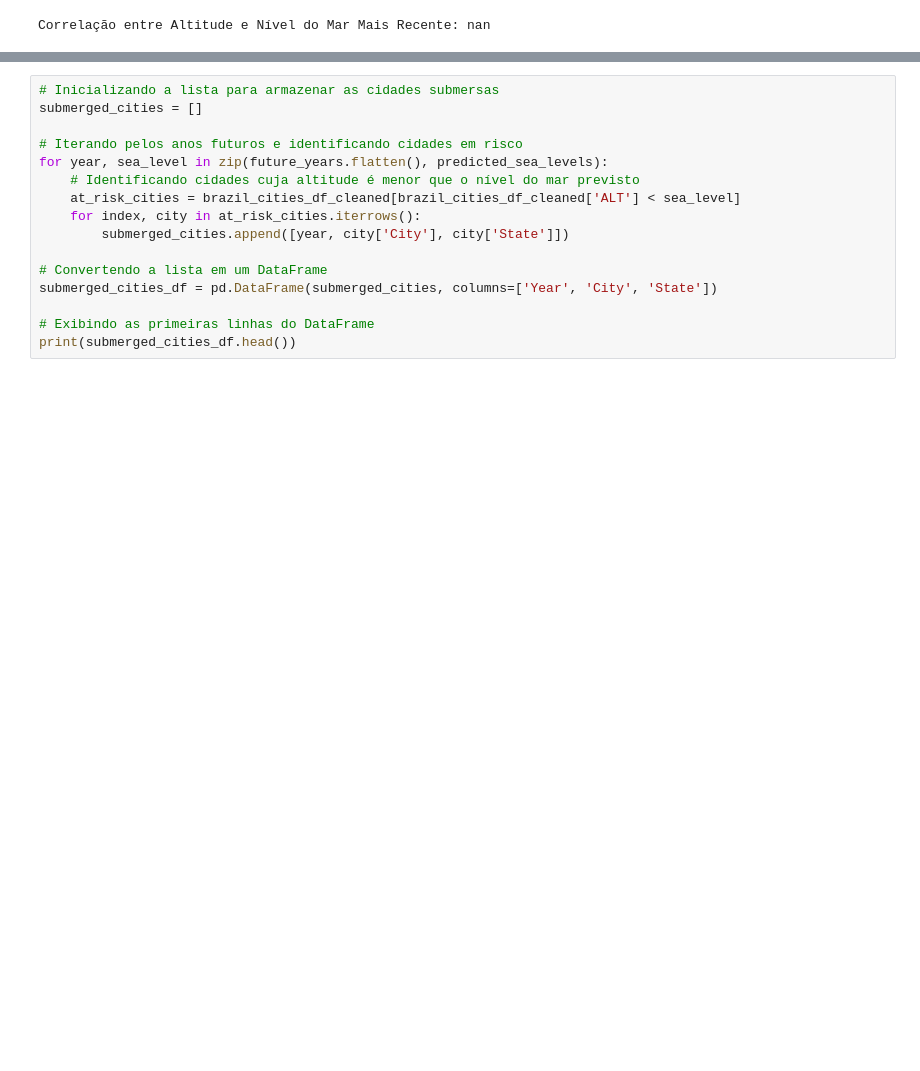
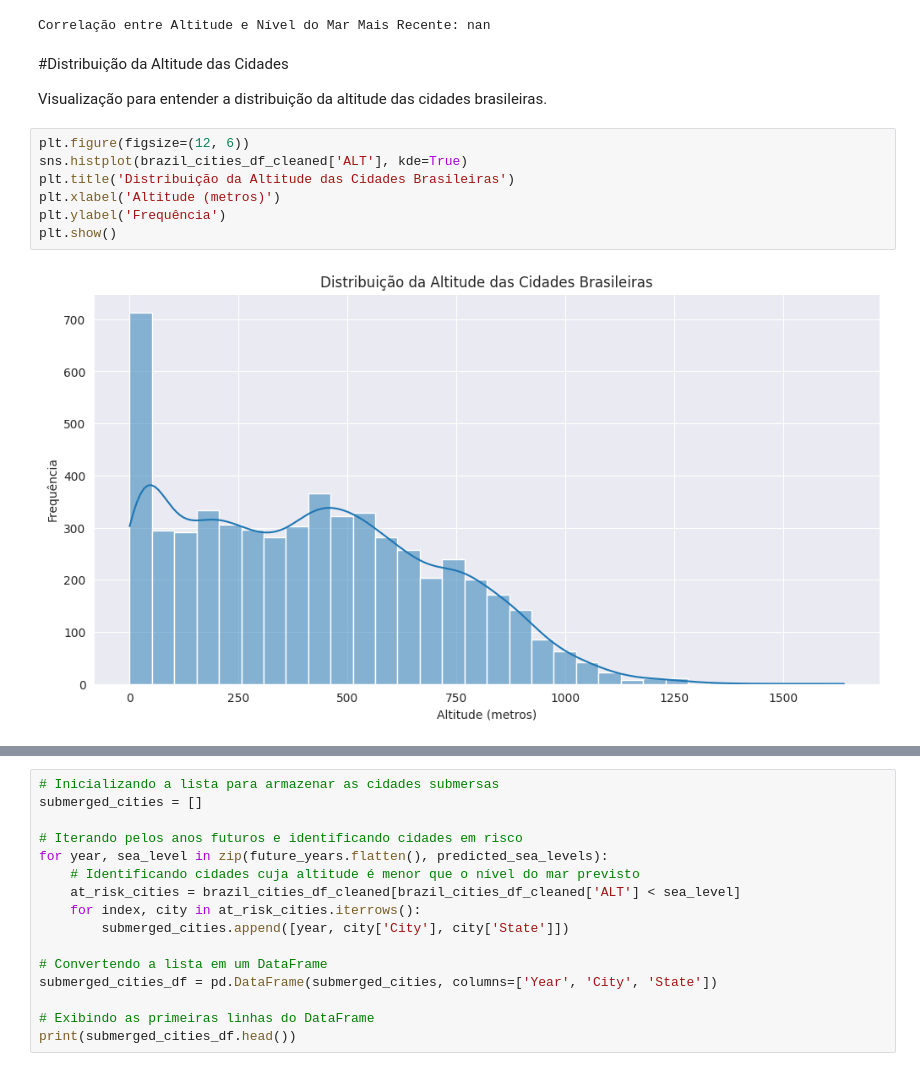
Before and after one commit to castrokelly/eEDB-001-2023-4, a Jupyter notebook: Cidades_Submersas.ipynb, the cells around one changed output, grey strips where cells are left out. Saved outputs shown, nothing was run; the diff lists cells and outputs as text; blank space fills up the shorter version.

```diff
--- a/Cidades_Submersas.ipynb
+++ b/Cidades_Submersas.ipynb
@@ -360,3 +360,16 @@ print("Correlação entre Altitude e Nível do Mar Mais Recente:", correlation)
 # %% [output]
 [figure]
 Correlação entre Altitude e Nível do Mar Mais Recente: nan
+# %% [markdown]
+#Distribuição da Altitude das Cidades
+
+Visualização para entender a distribuição da altitude das cidades brasileiras.
+# %%
+plt.figure(figsize=(12, 6))
+sns.histplot(brazil_cities_df_cleaned['ALT'], kde=True)
+plt.title('Distribuição da Altitude das Cidades Brasileiras')
+plt.xlabel('Altitude (metros)')
+plt.ylabel('Frequência')
+plt.show()
+# %% [output]
+[figure, added]
```
Also changed, not shown: parts of 2 cells of this notebook.
